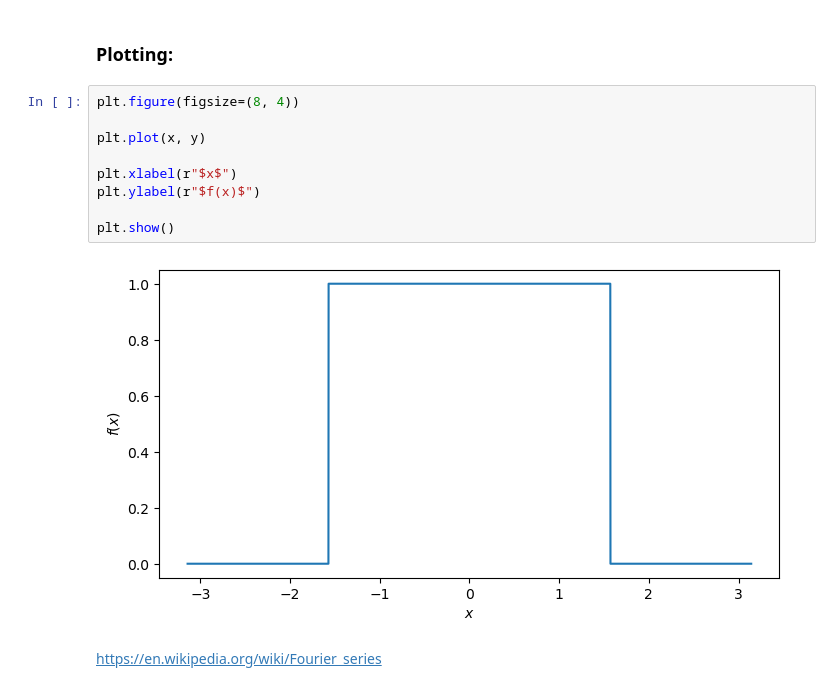
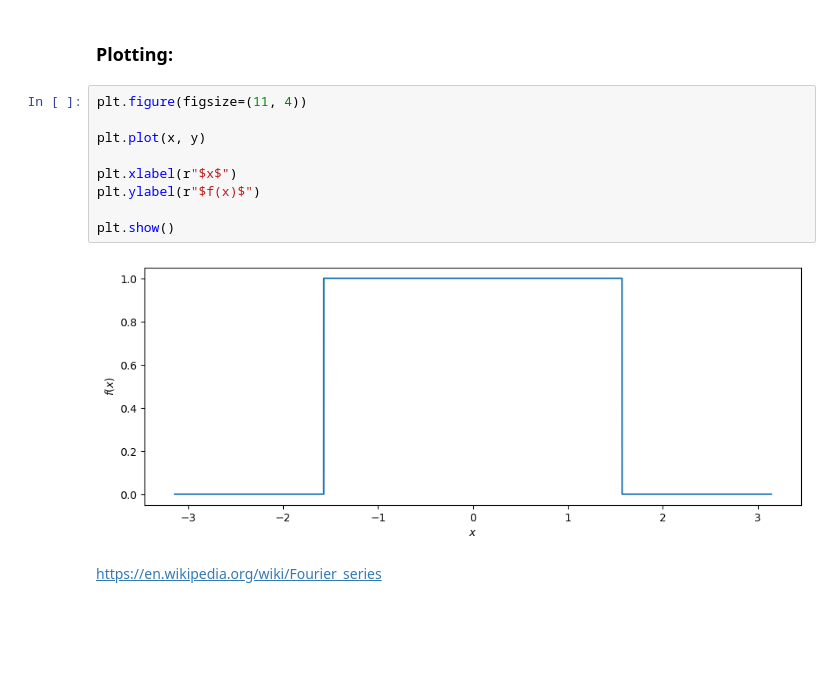
Before and after one commit to wbandabarragan/computational-physics-1, a Jupyter notebook: unit-4/402-Fourier-series.ipynb, the cells around one changed output. Drawn from its saved outputs; the diff is of its cells as text; blank space fills up the shorter version.

```diff
--- a/unit-4/402-Fourier-series.ipynb
+++ b/unit-4/402-Fourier-series.ipynb
@@ -132,16 +155,16 @@ print(x.size, y.size)
 # %% [markdown]
 ### Plotting:
 # %%
-plt.figure(figsize=(8, 4))
+plt.figure(figsize=(11, 4))
 
 plt.plot(x, y)
 
 plt.xlabel(r"$x$")
 plt.ylabel(r"$f(x)$")
 
 plt.show()
 # %% [output]
-[figure, old version]
+[figure, new version]
 # %% [markdown]
 https://en.wikipedia.org/wiki/Fourier_series
 # %%
```
Also changed, not shown: parts of 12 cells of this notebook, 2 other files.
